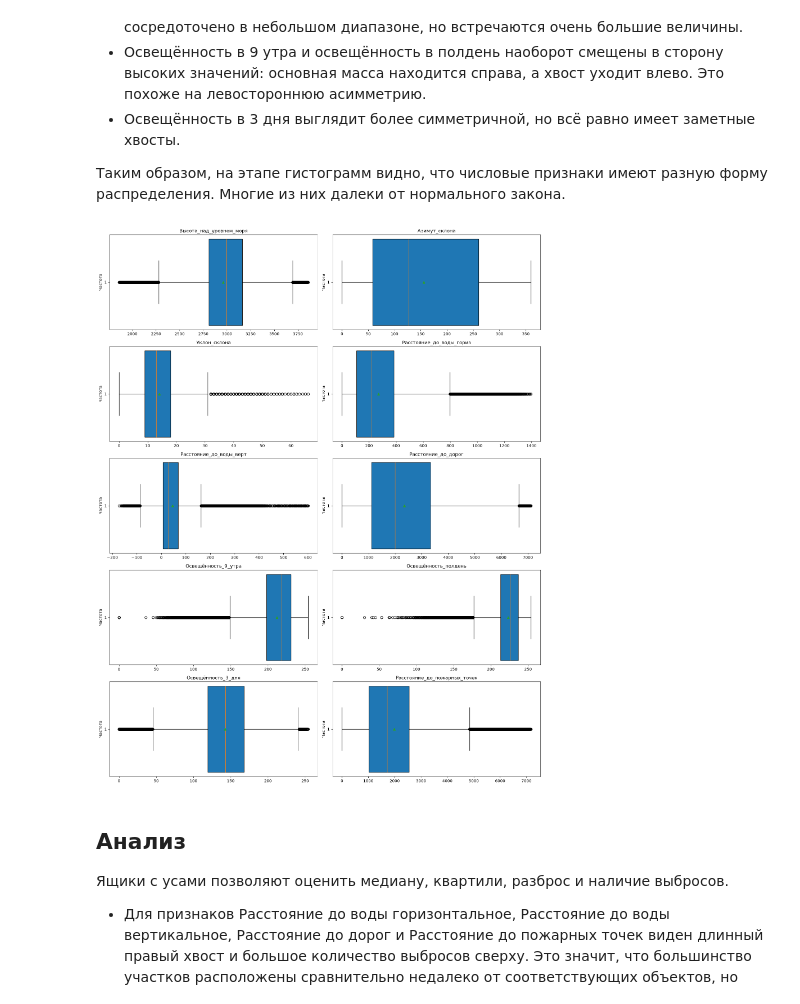
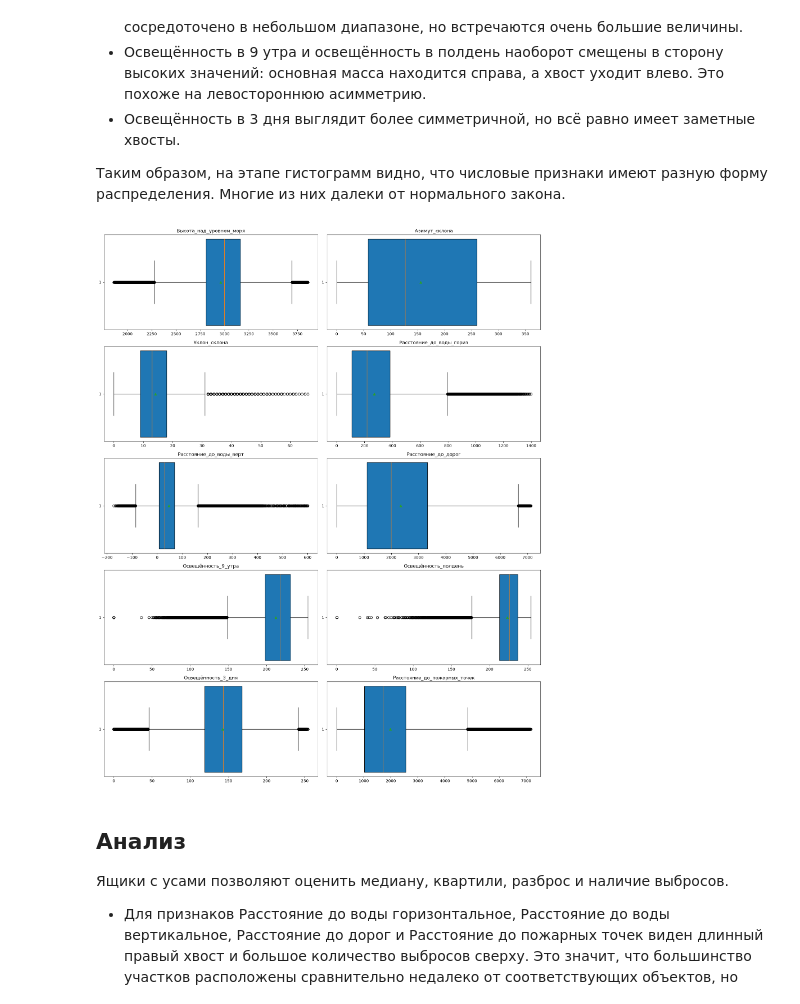
Before and after one commit to xpertdreamer/ooa, a Jupyter notebook: lab_4.ipynb, the cells around one changed output. Cells and saved outputs as stored; diff of their text form; code cells hidden in the pictures.

```diff
--- a/lab_4.ipynb
+++ b/lab_4.ipynb
@@ -144,18 +162,17 @@ plt.show()
 # %%
 fig, axes = plt.subplots(5, 2, figsize=(16, 20))
 axes = axes.flatten()
 
 for i, col in enumerate(numeric_cols):
     axes[i].boxplot(df[col], widths=1.5, patch_artist=True, showmeans=True, orientation='horizontal')
 
     axes[i].set_title(f"{col}", fontsize=12)
     axes[i].set_xlabel("")
-    axes[i].set_ylabel("Частота")
 
 plt.tight_layout()
 plt.show()
 # %% [output]
-[figure, old version]
+[figure, new version]
 # %% [markdown]
 ## Анализ
 
```
Also changed, not shown: parts of 8 cells of this notebook.
